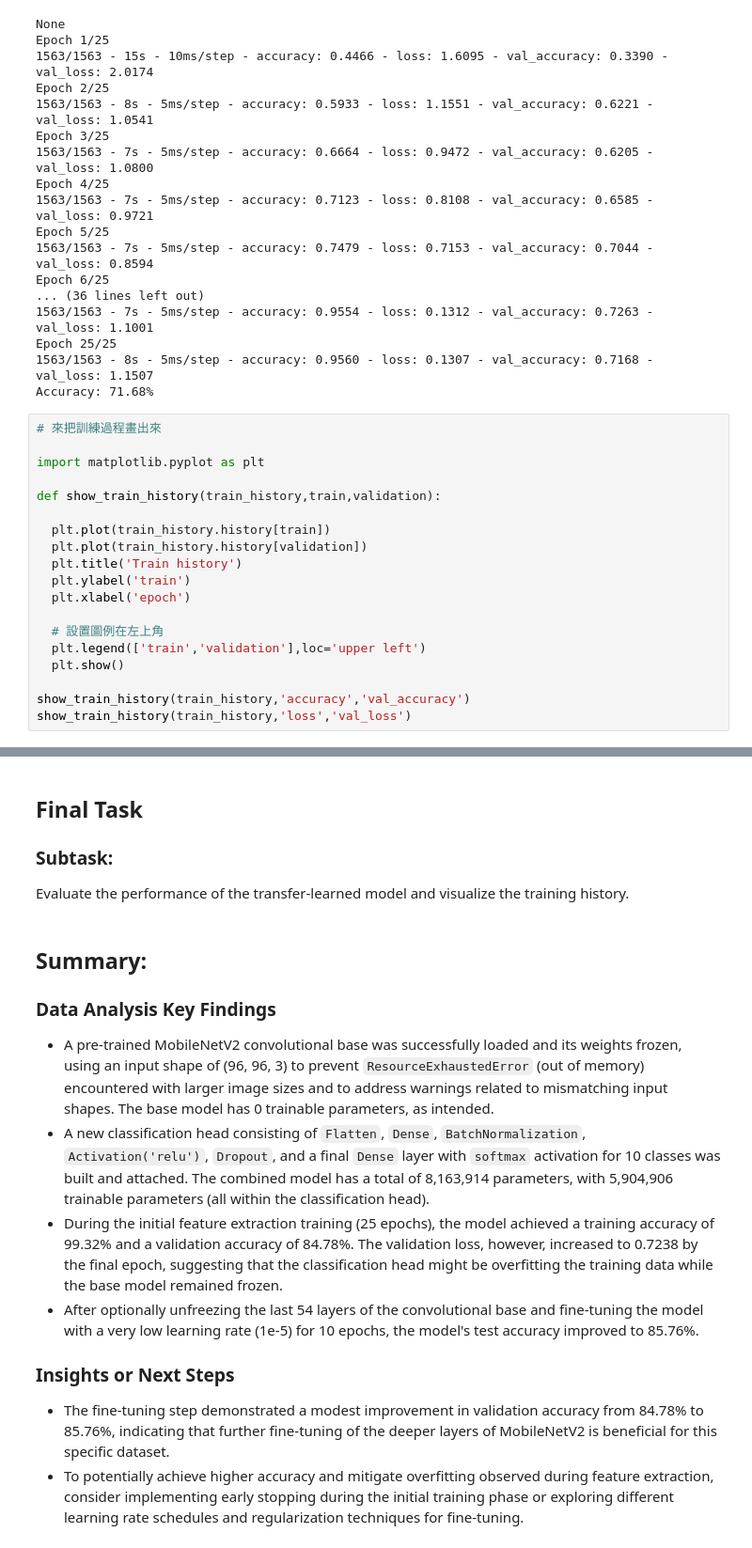
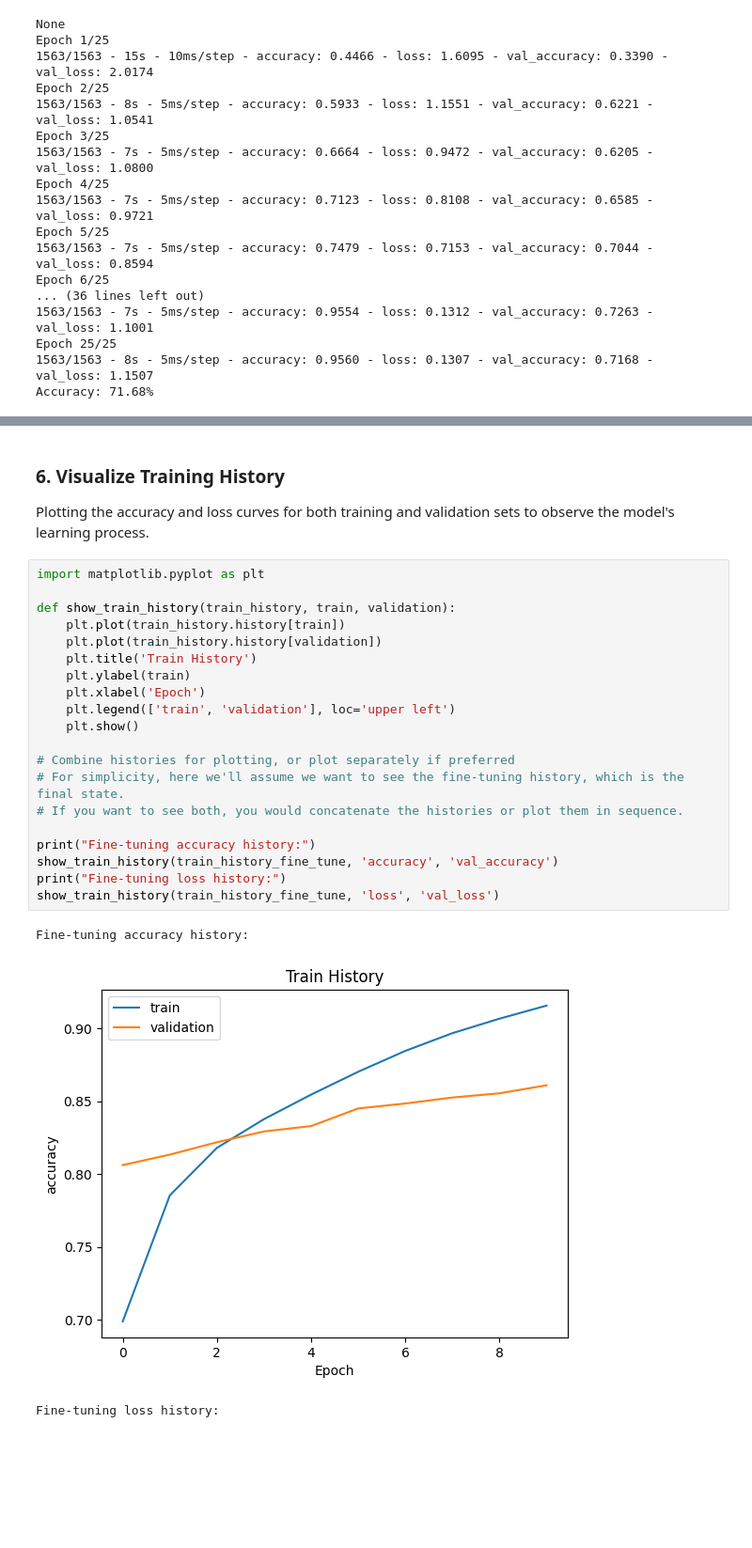
Before and after one commit to potatochips22/AI-CIFAR-10-Keras-CNN-, a Jupyter notebook: Untitled3.ipynb, the cells around one changed output, grey strips where cells are left out. Shown at 94% size. Cells and saved outputs as stored; diff of their text form; blank space fills up the shorter version.

```diff
--- a/Untitled3.ipynb
+++ b/Untitled3.ipynb
@@ -118,22 +118,3 @@ Epoch 6/25
 Epoch 25/25
 1563/1563 - 8s - 5ms/step - accuracy: 0.9560 - loss: 0.1307 - val_accuracy: 0.7168 - val_loss: 1.1507
 Accuracy: 71.68%
-# %%
-# 來把訓練過程畫出來
-
-import matplotlib.pyplot as plt
-
-def show_train_history(train_history,train,validation):
-
-  plt.plot(train_history.history[train])
-  plt.plot(train_history.history[validation])
-  plt.title('Train history')
-  plt.ylabel('train')
-  plt.xlabel('epoch')
-
-  # 設置圖例在左上角
-  plt.legend(['train','validation'],loc='upper left')
-  plt.show()
-
-show_train_history(train_history,'accuracy','val_accuracy')
-show_train_history(train_history,'loss','val_loss')
@@ -528,19 +378,28 @@ Fine-tuned Model Accuracy: 85.76%
-# %% [markdown]
-## Final Task
-
-### Subtask:
-Evaluate the performance of the transfer-learned model and visualize the training history.
-# %% [markdown]
-## Summary:
-
-### Data Analysis Key Findings
-
-*   A pre-trained MobileNetV2 convolutional base was successfully loaded and its weights frozen, using an input shape of (96, 96, 3) to prevent `ResourceExhaustedError` (out of memory) encountered with larger image sizes and to address warnings related to mismatching input shapes. The base model has 0 trainable parameters, as intended.
-*   A new classification head consisting of `Flatten`, `Dense`, `BatchNormalization`, `Activation('relu')`, `Dropout`, and a final `Dense` layer with `softmax` activation for 10 classes was built and attached. The combined model has a total of 8,163,914 parameters, with 5,904,906 trainable parameters (all within the classification head).
-*   During the initial feature extraction training (25 epochs), the model achieved a training accuracy of 99.32% and a validation accuracy of 84.78%. The validation loss, however, increased to 0.7238 by the final epoch, suggesting that the classification head might be overfitting the training data while the base model remained frozen.
-*   After optionally unfreezing the last 54 layers of the convolutional base and fine-tuning the model with a very low learning rate (1e-5) for 10 epochs, the model's test accuracy improved to 85.76%.
-
-### Insights or Next Steps
-
-*   The fine-tuning step demonstrated a modest improvement in validation accuracy from 84.78% to 85.76%, indicating that further fine-tuning of the deeper layers of MobileNetV2 is beneficial for this specific dataset.
-*   To potentially achieve higher accuracy and mitigate overfitting observed during feature extraction, consider implementing early stopping during the initial training phase or exploring different learning rate schedules and regularization techniques for fine-tuning.
+# %% [markdown]
+### 6. Visualize Training History
+
+Plotting the accuracy and loss curves for both training and validation sets to observe the model's learning process.
+# %%
+import matplotlib.pyplot as plt
+
+def show_train_history(train_history, train, validation):
+    plt.plot(train_history.history[train])
+    plt.plot(train_history.history[validation])
+    plt.title('Train History')
+    plt.ylabel(train)
+    plt.xlabel('Epoch')
+    plt.legend(['train', 'validation'], loc='upper left')
+    plt.show()
+
+# Combine histories for plotting, or plot separately if preferred
+# For simplicity, here we'll assume we want to see the fine-tuning history, which is the final state.
+# If you want to see both, you would concatenate the histories or plot them in sequence.
+
+print("Fine-tuning accuracy history:")
+show_train_history(train_history_fine_tune, 'accuracy', 'val_accuracy')
+print("Fine-tuning loss history:")
+show_train_history(train_history_fine_tune, 'loss', 'val_loss')
+# %% [output]
+Fine-tuning accuracy history:
+[figure, added]
+Fine-tuning loss history:
```
Also changed, not shown: parts of 41 cells of this notebook.
